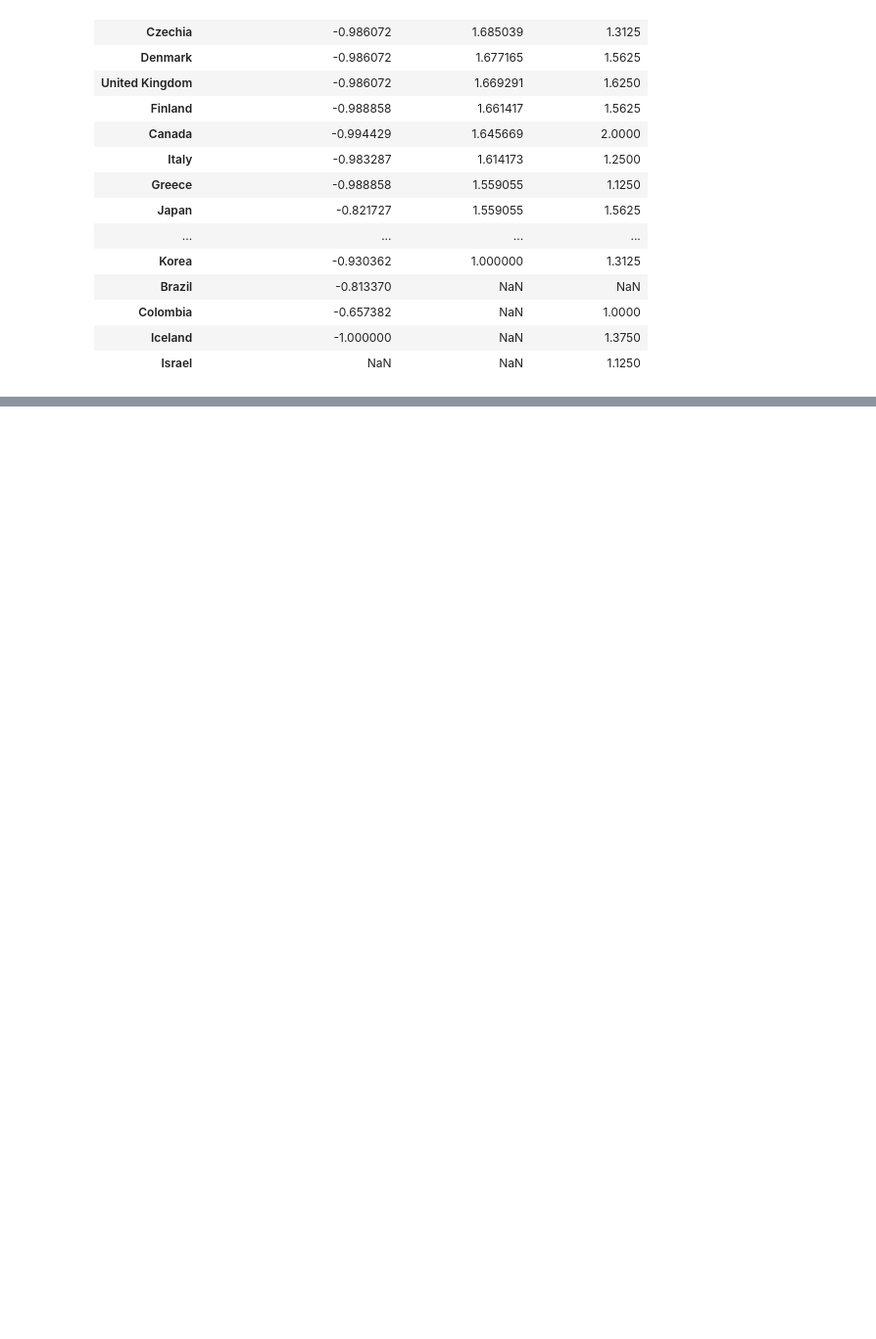
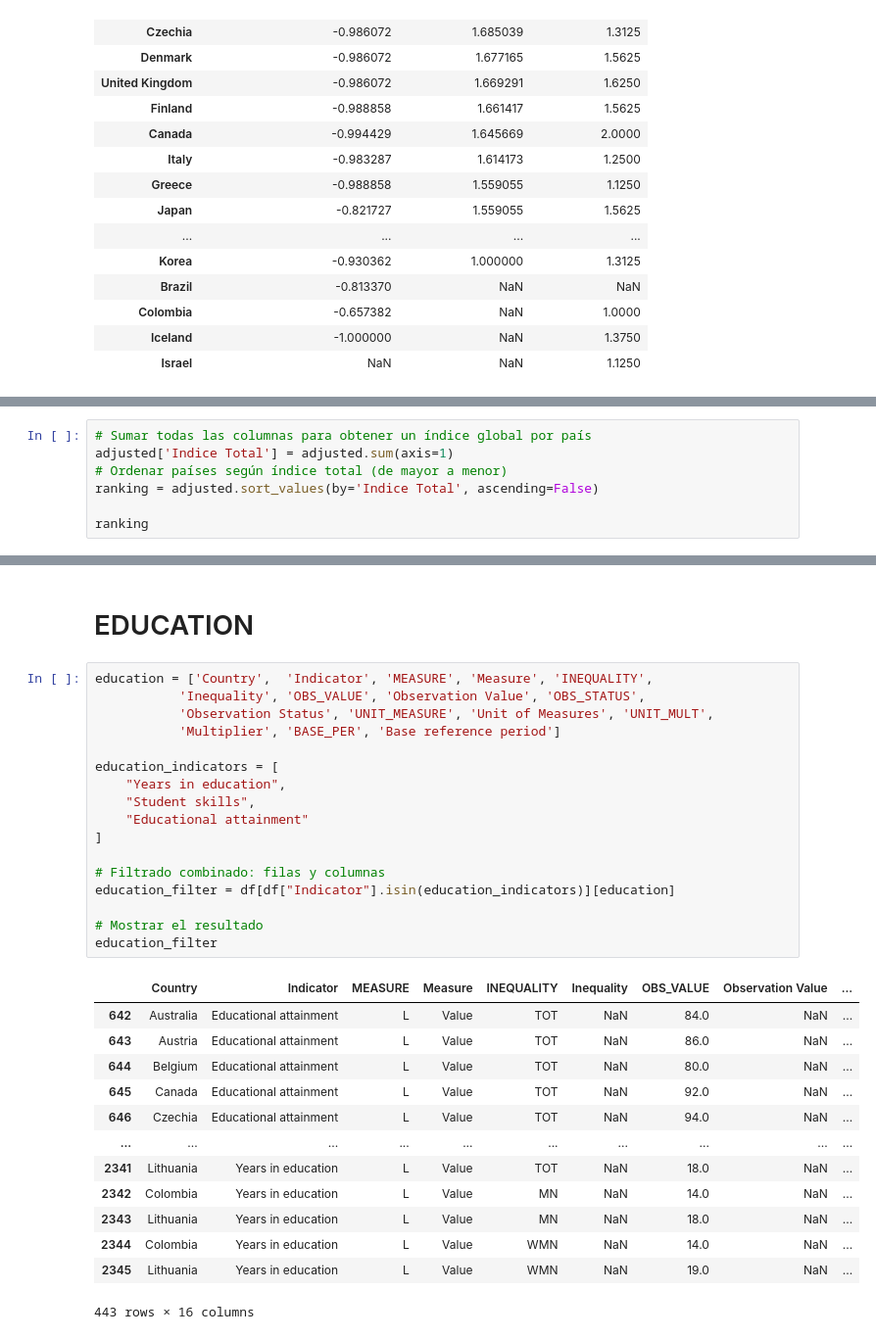
Before and after one commit to IDM4s-2025/vis-642-1, a Jupyter notebook: gdp.ipynb, the cells around one changed output, grey strips where cells are left out. Shown at 98% size. Drawn from its saved outputs; the diff is of its cells as text; blank space fills up the shorter version.

```diff
--- a/gdp.ipynb
+++ b/gdp.ipynb
@@ -211,0 +201,7 @@ adjusted_sorted
+# %%
+# Sumar todas las columnas para obtener un índice global por país
+adjusted['Indice Total'] = adjusted.sum(axis=1)
+# Ordenar países según índice total (de mayor a menor)
+ranking = adjusted.sort_values(by='Indice Total', ascending=False)
+
+ranking
@@ -211,0 +258,33 @@ adjusted_sorted
+# %% [markdown]
+# EDUCATION
+# %%
+education = ['Country',  'Indicator', 'MEASURE', 'Measure', 'INEQUALITY',
+           'Inequality', 'OBS_VALUE', 'Observation Value', 'OBS_STATUS',
+           'Observation Status', 'UNIT_MEASURE', 'Unit of Measures', 'UNIT_MULT',
+           'Multiplier', 'BASE_PER', 'Base reference period']
+
+education_indicators = [
+    "Years in education",
+    "Student skills",
+    "Educational attainment"
+]
+
+# Filtrado combinado: filas y columnas
+education_filter = df[df["Indicator"].isin(education_indicators)][education]
+
+# Mostrar el resultado
+education_filter
+# %% [output]
+|  | Country | Indicator | MEASURE | Measure | INEQUALITY | Inequality | OBS_VALUE | Observation Value | ... |
+| 642 | Australia | Educational attainment | L | Value | TOT | NaN | 84.0 | NaN | ... |
+| 643 | Austria | Educational attainment | L | Value | TOT | NaN | 86.0 | NaN | ... |
+| 644 | Belgium | Educational attainment | L | Value | TOT | NaN | 80.0 | NaN | ... |
+| 645 | Canada | Educational attainment | L | Value | TOT | NaN | 92.0 | NaN | ... |
+| 646 | Czechia | Educational attainment | L | Value | TOT | NaN | 94.0 | NaN | ... |
+| ... | ... | ... | ... | ... | ... | ... | ... | ... | ... |
+| 2341 | Lithuania | Years in education | L | Value | TOT | NaN | 18.0 | NaN | ... |
+| 2342 | Colombia | Years in education | L | Value | MN | NaN | 14.0 | NaN | ... |
+| 2343 | Lithuania | Years in education | L | Value | MN | NaN | 18.0 | NaN | ... |
+| 2344 | Colombia | Years in education | L | Value | WMN | NaN | 14.0 | NaN | ... |
+| 2345 | Lithuania | Years in education | L | Value | WMN | NaN | 19.0 | NaN | ... |
+443 rows × 16 columns
```
Also changed, not shown: parts of 33 cells of this notebook.
